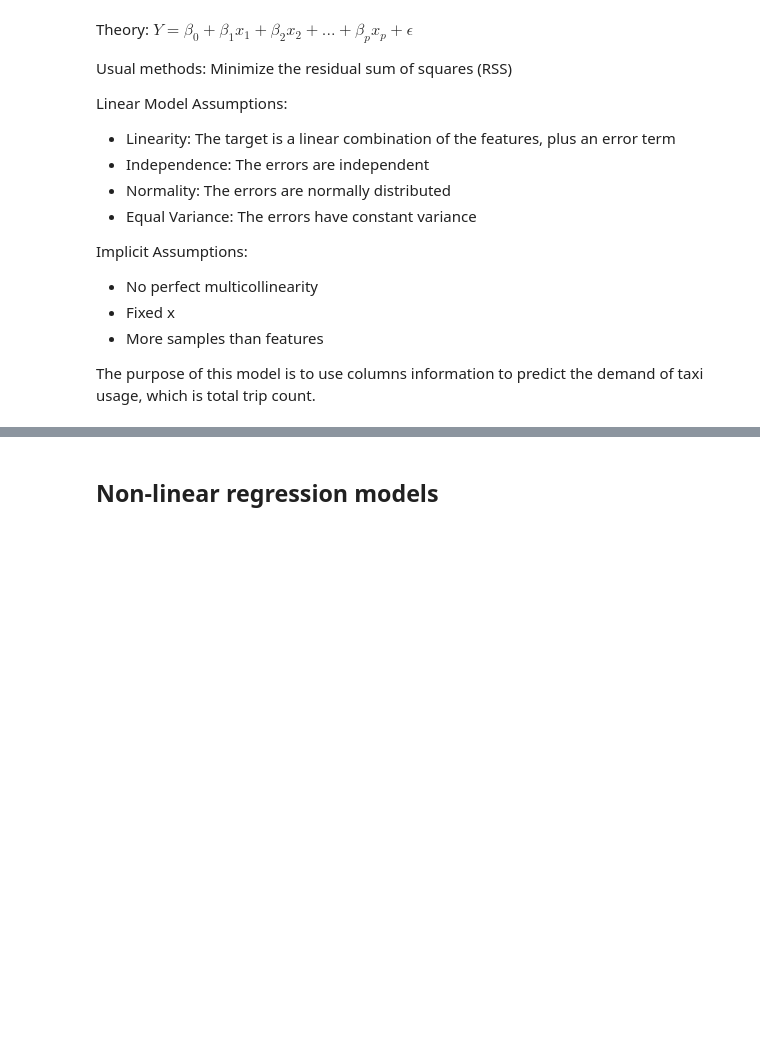
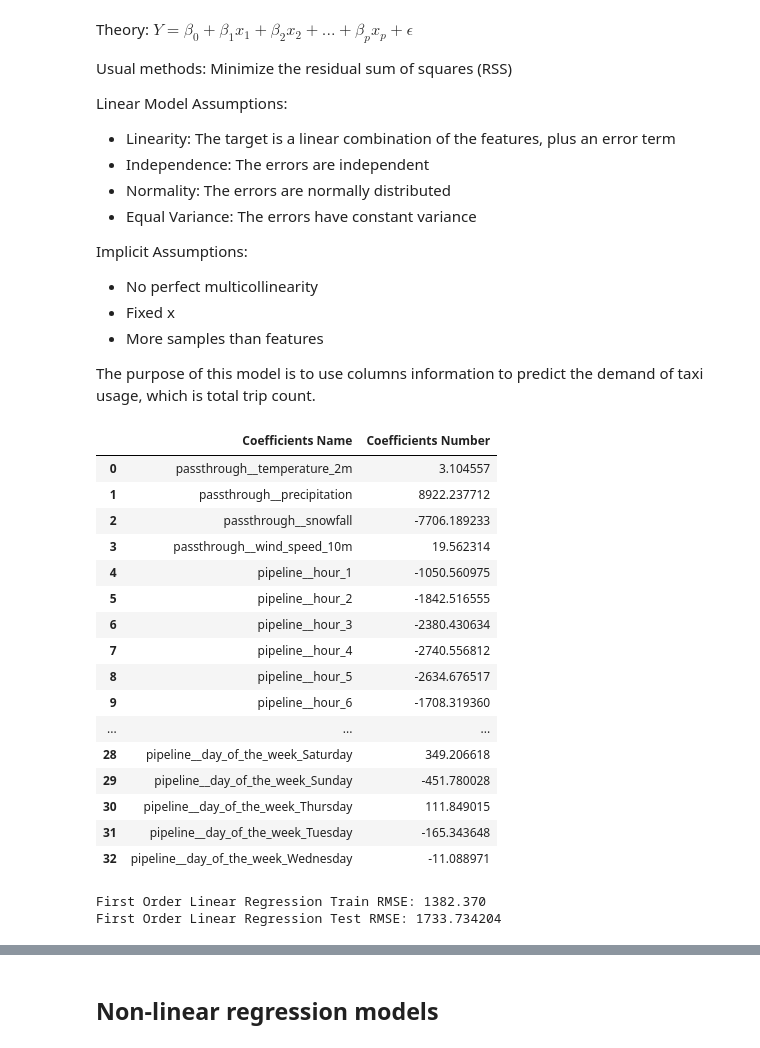
Before and after one commit to samuel54illinois/NYC_TLC_Trip_Record_Analysis, a Jupyter notebook: notebook_analysis/3_weather_data_analysis.ipynb, the cells around one changed output, grey strips where cells are left out. Saved outputs shown, nothing was run; the diff lists cells and outputs as text; code cells hidden in the pictures; blank space fills up the shorter version.

```diff
--- a/notebook_analysis/3_weather_data_analysis.ipynb
+++ b/notebook_analysis/3_weather_data_analysis.ipynb
@@ -221,0 +258,12 @@ np.float64(0.13408655339508396)
+# %%
+dummy_model = DummyRegressor(strategy="median")
+dummy_model.fit(X_train, y_train)
+
+y_train_pred = dummy_model.predict(X_train)
+y_test_pred = dummy_model.predict(X_test)
+
+train_rmse = root_mean_squared_error(y_train, y_train_pred)
+test_rmse = root_mean_squared_error(y_test, y_test_pred)
+
+print(f"Dummy Model Train RMSE: {train_rmse:.3f}")
+print(f"Dummy Model Test RMSE: {test_rmse:.3f}")
@@ -261 +294,60 @@ y_test = df_test["trip_count"]
+# %%
+# Fitting the first order linear regression model
+lr_pipeline = make_pipeline(
+    preprocessor,
+    LinearRegression(),
+)
+_ = lr_pipeline.fit(X_train, y_train)
+
+# Reporting coefficients to the model
+
+# Extract the model from the pipeline
+transform_step = lr_pipeline.named_steps['columntransformer']
+linear_model_step = lr_pipeline.named_steps['linearregression']
+
+coefficients_names = transform_step.get_feature_names_out()
+coefficients = linear_model_step.coef_
+
+# Store the values into a dataframe
+coefficients_df = pd.DataFrame({
+    "Coefficients Name" : coefficients_names,
+    "Coefficients Number" : coefficients
+})
+
+coefficients_df
+# %% [output]
+|  | Coefficients Name | Coefficients Number |
+| 0 | passthrough__temperature_2m | 3.104557 |
+| 1 | passthrough__precipitation | 8922.237712 |
+| 2 | passthrough__snowfall | -7706.189233 |
+| 3 | passthrough__wind_speed_10m | 19.562314 |
+| 4 | pipeline__hour_1 | -1050.560975 |
+| 5 | pipeline__hour_2 | -1842.516555 |
+| 6 | pipeline__hour_3 | -2380.430634 |
+| 7 | pipeline__hour_4 | -2740.556812 |
+| 8 | pipeline__hour_5 | -2634.676517 |
+| 9 | pipeline__hour_6 | -1708.319360 |
+| ... | ... | ... |
+| 28 | pipeline__day_of_the_week_Saturday | 349.206618 |
+| 29 | pipeline__day_of_the_week_Sunday | -451.780028 |
+| 30 | pipeline__day_of_the_week_Thursday | 111.849015 |
+| 31 | pipeline__day_of_the_week_Tuesday | -165.343648 |
+| 32 | pipeline__day_of_the_week_Wednesday | -11.088971 |
+# %%
+# Evalute the model performance
+train_rmse_first = root_mean_squared_error(
+    y_train,
+    lr_pipeline.predict(X_train)
+)
+
+test_rmse_first = root_mean_squared_error(
+    y_test,
+    lr_pipeline.predict(X_test)
+)
+
+print(f"First Order Linear Regression Train RMSE: {train_rmse_first:.3f}")
+print(f"First Order Linear Regression Test RMSE: {test_rmse_first:.3f}")
+# %% [output]
+First Order Linear Regression Train RMSE: 1382.370
+First Order Linear Regression Test RMSE: 1733.734204
 # %% [markdown]
```
Also changed, not shown: parts of 10 cells of this notebook.
